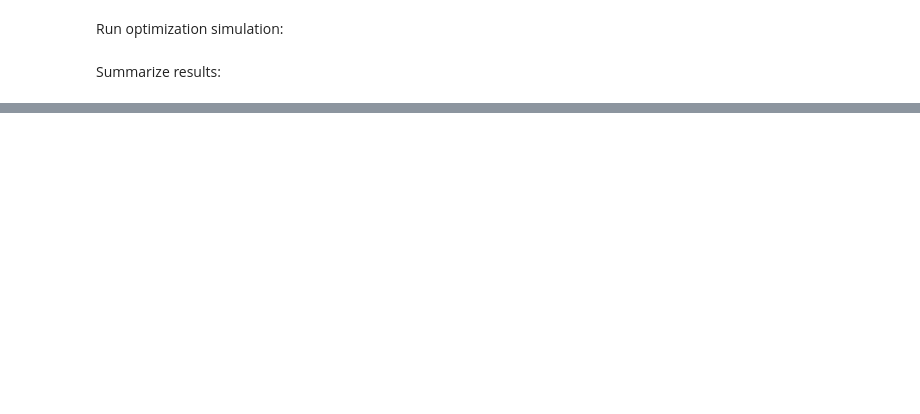
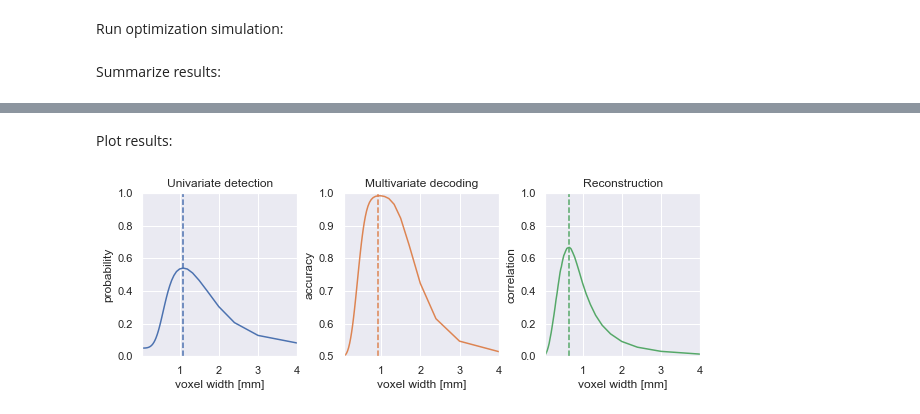
Before and after one commit to dchaimow/columnsfmri, a Jupyter notebook: columnsfmri.ipynb, the cells around one changed output, grey strips where cells are left out. Drawn from its saved outputs; the diff is of its cells as text; code cells hidden in the pictures; blank space fills up the shorter version.

Commit message:
add figureA display

```diff
--- a/columnsfmri.ipynb
+++ b/columnsfmri.ipynb
@@ -105,0 +161,6 @@ columnsfmri.printResults(results)
+# %% [markdown]
+Plot results:
+# %%
+columnsfmri.displayFigureA(results)
+# %% [output]
+[figure, added]
```
Also changed, not shown: parts of 13 cells of this notebook, 2 other files.
